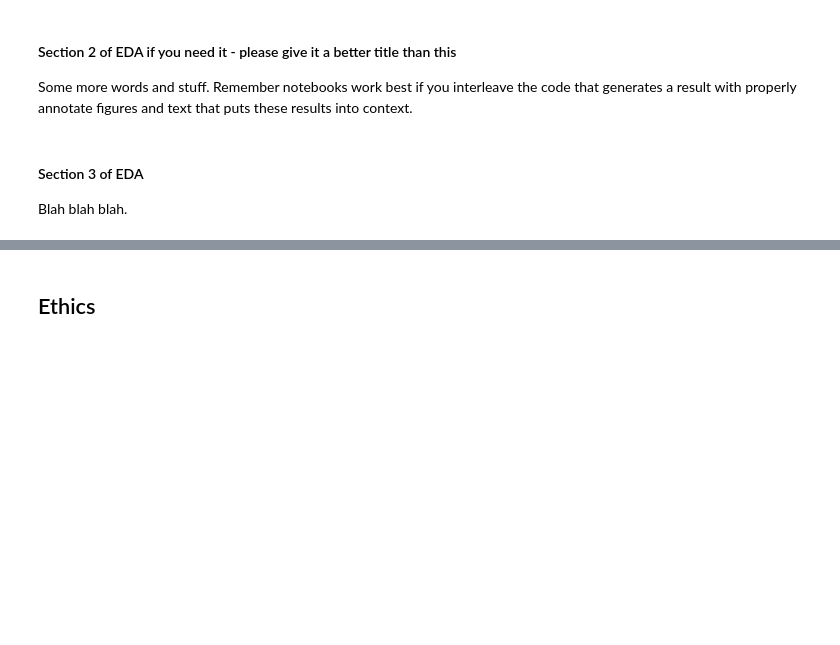
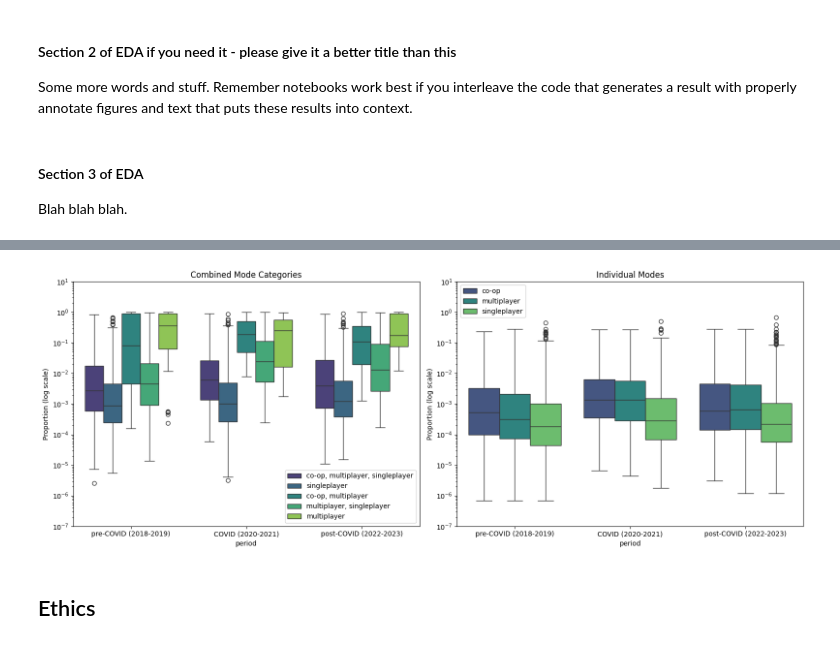
Before and after one commit to COGS108/Group038_WI26, a Jupyter notebook: 02-EDACheckpoint.ipynb, the cells around one changed output, grey strips where cells are left out. Drawn from its saved outputs; the diff is of its cells as text; code cells hidden in the pictures; blank space fills up the shorter version.

```diff
--- a/02-EDACheckpoint.ipynb
+++ b/02-EDACheckpoint.ipynb
@@ -133,11 +139,11 @@ def explode_mode(df_tags):
 # %%
 def assgin_period(year):
     if year <= 2019:
-        return "18-19: Pre-Covid"
+        return "pre-COVID (2018-2019)"
     elif year <= 2021:
-        return "20-21: Covid"
+        return "COVID (2020-2021)"
     else:
-        return "22-23: Post-Covid"
+        return "post-COVID (2022-2023)"
 # %%
 def monthly_proportions(df):
     monthly = df.groupby(['month_dt', 'mode'], as_index=False)['peak_players'].sum()
@@ -197,3 +214,44 @@ g3.legend(loc='upper left')
+# %%
+
+df_individual = explode_individual(df)
+
+df_group_boxplot = df.copy()
+df_group_boxplot['period'] = df_group_boxplot['year'].apply(assgin_period)
+df_group_boxplot['proportion'] = df_group_boxplot.groupby(['month_dt', 'mode'])['peak_players'].transform(
+    lambda x: x / x.sum()
+)
+
+
+df_boxplot = df_individual.copy()
+df_boxplot['period'] = df_boxplot['year'].apply(assgin_period)
+df_boxplot['total_by_month'] = df_boxplot.groupby('month_dt')['peak_players'].transform('sum')
+df_boxplot['proportion'] = df_boxplot['peak_players'] / df_boxplot['total_by_month']
+
+order = ["pre-COVID (2018-2019)", "COVID (2020-2021)", "post-COVID (2022-2023)"]
+
+
+fig, (ax1, ax2) = plt.subplots(1, 2, figsize=(16, 6))
+
+sns.boxplot(data=df_group_boxplot, x='period', y='proportion', hue='mode',
+            order=order, palette='viridis', log_scale=True, ax=ax1)
+ax1.set_title("Combined Mode Categories")
+ax1.set_ylabel("Proportion (log scale)")
+ax1.set_ylim(bottom=0.0000001)
+ax1.set_ylim(top=10)
+ax1.legend(loc='best')
+
+sns.boxplot(data=df_boxplot, x='period', y='proportion', hue='mode',
+            order=order, palette='viridis', log_scale=True, ax=ax2)
+ax2.set_ylim(bottom=0.0000001)
+ax2.set_ylim(top=10)
+ax2.set_ylabel("Proportion (log scale)")
+ax2.set_title("Individual Modes")
+ax2.legend(loc='best')
+
+plt.tight_layout()
+plt.show()
+# %% [output]
+[figure, added]
 # %% [markdown]
 ## Ethics
 # %% [markdown]
```
Also changed, not shown: parts of 9 cells of this notebook.
